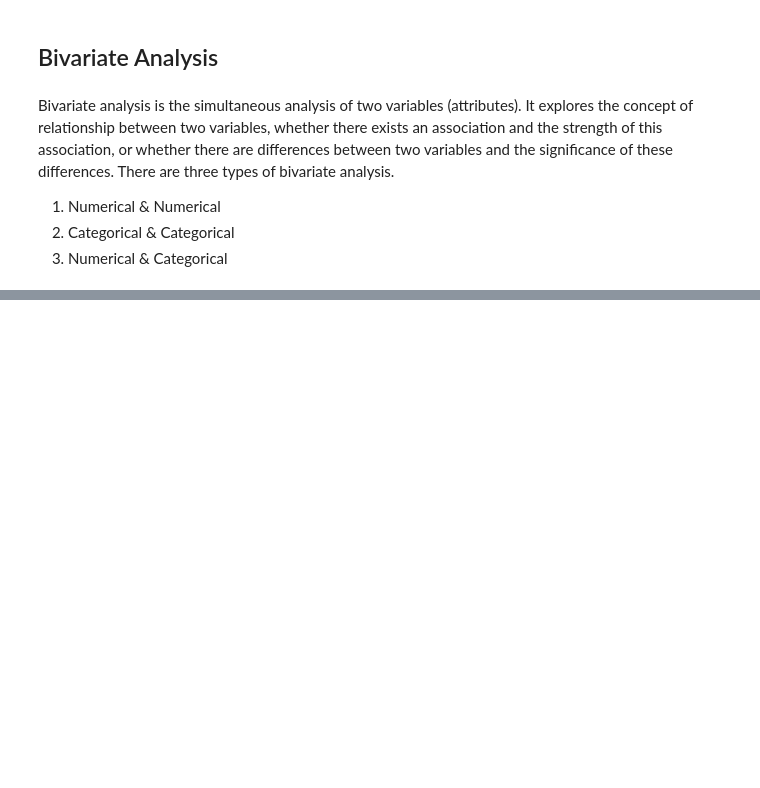
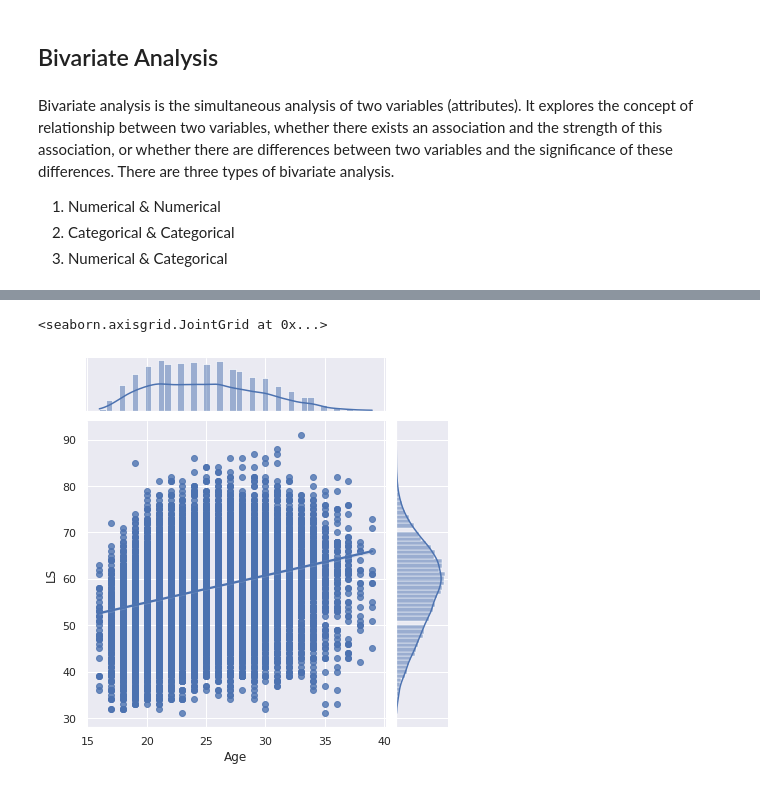
Before and after one commit to HamidBekamiri/EDA_GitHub, a Jupyter notebook: EDA_FIFA_2022.ipynb, the cells around one changed output, grey strips where cells are left out. Cells and saved outputs as stored; diff of their text form; code cells hidden in the pictures; blank space fills up the shorter version.

```diff
--- a/EDA_FIFA_2022.ipynb
+++ b/EDA_FIFA_2022.ipynb
@@ -1433,0 +1467,5 @@ Bivariate analysis is the simultaneous analysis of two variables (attributes). I
+# %%
+sns.jointplot(fifadata['Age'], fifadata['LS'], kind = 'reg')
+# %% [output]
+<seaborn.axisgrid.JointGrid at 0x...>
+[figure, added]
```
Also changed, not shown: parts of 11 cells of this notebook.
